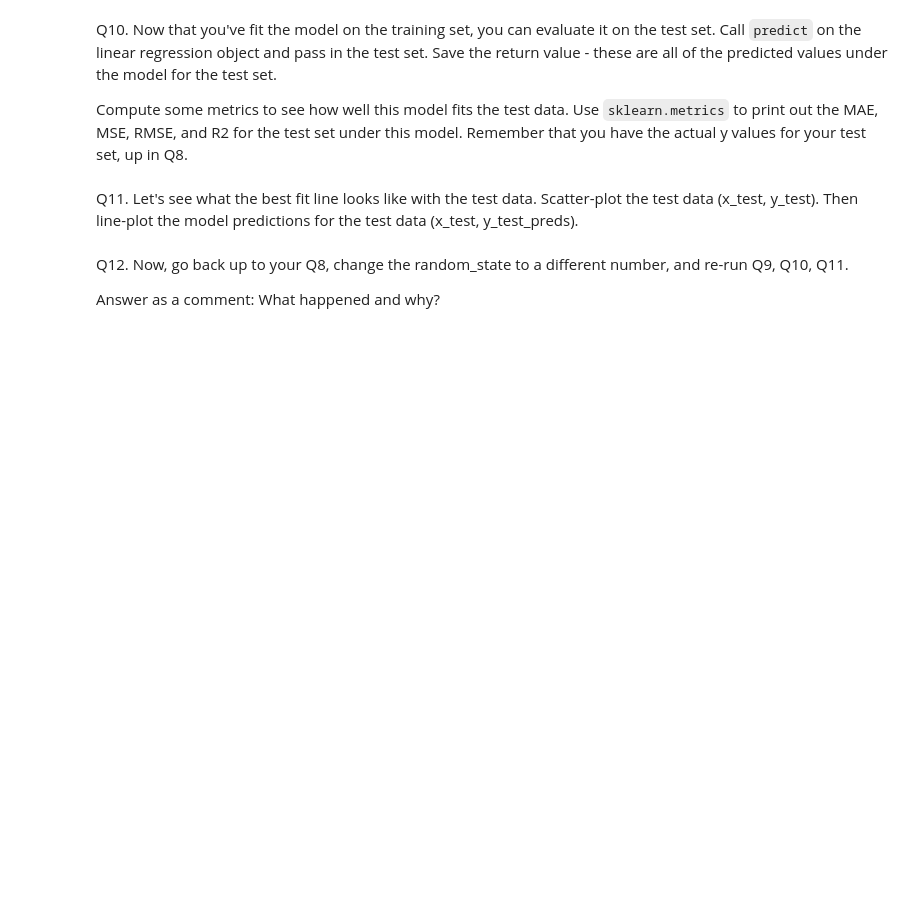
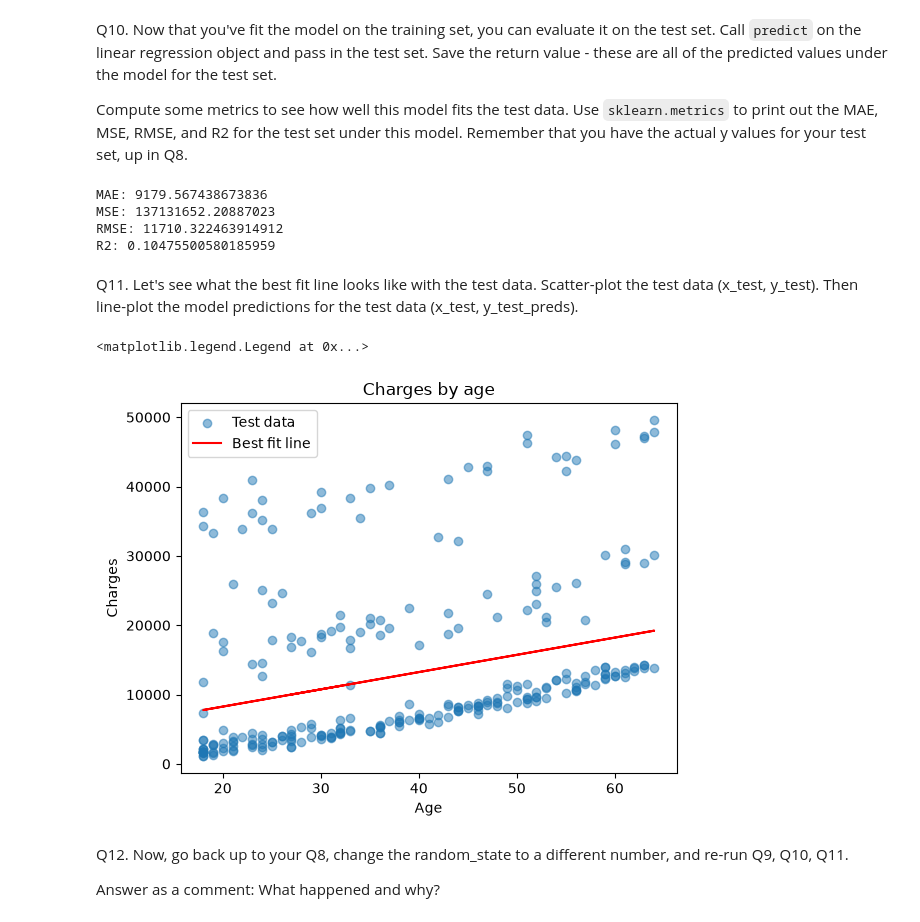
Before and after one commit to dutchduckgo/cs363m-hw3, a Jupyter notebook: Assignment3.ipynb, the cells around one changed output. Saved outputs shown, nothing was run; the diff lists cells and outputs as text; code cells hidden in the pictures; blank space fills up the shorter version.

```diff
--- a/Assignment3.ipynb
+++ b/Assignment3.ipynb
@@ -128,7 +128,11 @@ Q7.
 * Verify that you have an array of arrays for both x and y. (It should be using `numpy.ndarray` by default.)
 # %%
 # your code goes here
-x = df_encoded["age"]
+X = df_encoded["age"]
 y = df_encoded["charges"]
-x = x.values.reshape(-1, 1)
+X = X.values.reshape(-1, 1)
 y = y.values.reshape(-1, 1)
+print(X.shape)
+print(type(X))
+print(y.shape)
+print(type(y))
@@ -140,3 +149,8 @@ Q8. Use [sklearn.model_selection.train_test_split](https://scikit-learn.org/stab
 from sklearn.model_selection import train_test_split
 
 # your code goes here
+X_train, X_test, y_train, y_test = train_test_split(X, y, test_size=0.2, random_state=67)
+print(X_train.shape)
+print(X_test.shape)
+print(y_train.shape)
+print(y_test.shape)
@@ -149,3 +168,7 @@ Q9. Fit a simple linear regression model to the x and y data. This computes the
 from sklearn.linear_model import LinearRegression
 
 # your code goes here
+model = LinearRegression()
+model.fit(X_train, y_train)
+print("Slope:", model.coef_)
+print("Intercept:", model.intercept_)
@@ -157,10 +183,29 @@ Compute some metrics to see how well this model fits the test data. Use `sklearn
 import sklearn.metrics as metrics
 
 # your code goes here
+y_test_preds = model.predict(X_test)
+print("MAE:", metrics.mean_absolute_error(y_test, y_test_preds))
+print("MSE:", metrics.mean_squared_error(y_test, y_test_preds))
+print("RMSE:", metrics.root_mean_squared_error(y_test, y_test_preds))
+print("R2:", metrics.r2_score(y_test, y_test_preds))
+# %% [output]
+MAE: 9179.567438673836
+MSE: 137131652.20887023
+RMSE: 11710.322463914912
+R2: 0.10475500580185959
 # %% [markdown]
 Q11. Let's see what the best fit line looks like with the test data. Scatter-plot the test data (x_test, y_test). Then line-plot the model predictions for the test data (x_test, y_test_preds).
 # %%
 # your code goes here
+plt.scatter(X_test, y_test, alpha=0.5, label="Test data")
+plt.plot(X_test, y_test_preds, color="red", label="Best fit line")
+plt.title("Charges by age")
+plt.xlabel("Age")
+plt.ylabel("Charges")
+plt.legend()
+# %% [output]
+<matplotlib.legend.Legend at 0x...>
+[figure, added]
 # %% [markdown]
 Q12. Now, go back up to your Q8, change the random_state to a different number, and re-run Q9, Q10, Q11.
 
```
Also changed, not shown: parts of 4 cells of this notebook.
